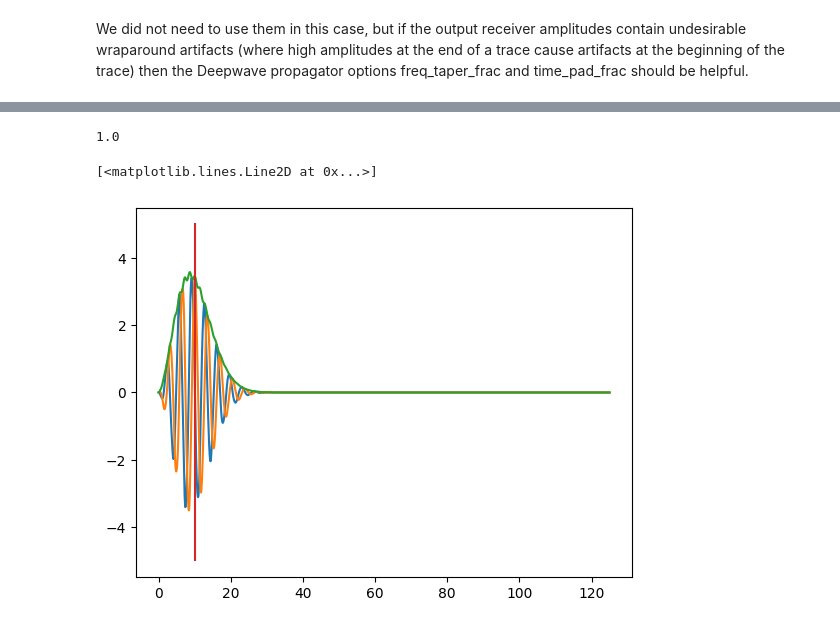
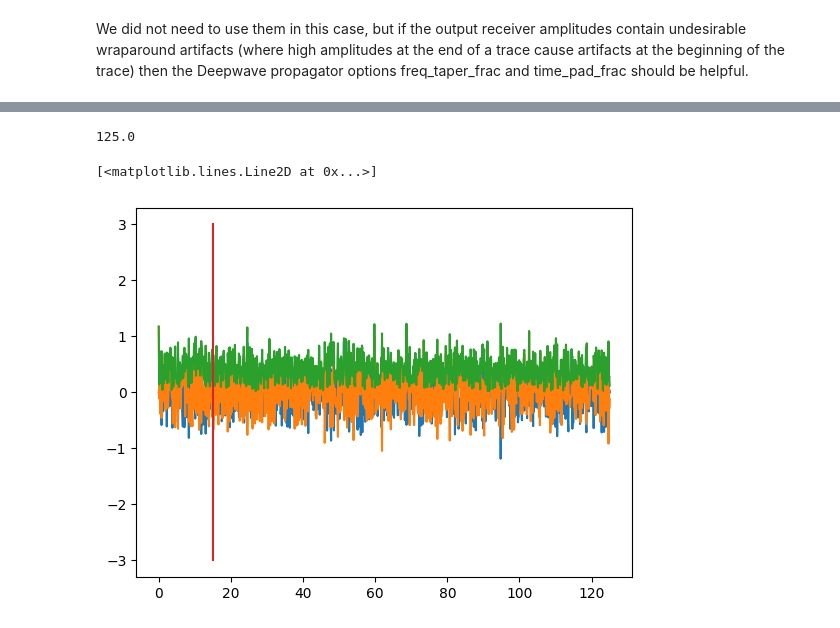
Before and after one commit to aissah/coherence_analysis_histroy, a Jupyter notebook: marmousi_deepwave.ipynb, the cells around one changed output, grey strips where cells are left out. Cells and saved outputs as stored; diff of their text form; code cells hidden in the pictures.

```diff
--- a/marmousi_deepwave.ipynb
+++ b/marmousi_deepwave.ipynb
@@ -62,8 +62,8 @@ receiver_depth = 2  # 2 * 4m = 8m
 
 n_receivers_per_shot = min(n_receivers_per_shot, int(nx/d_receiver))
 
-freq = 10
-nt = 750 * 5
+freq = 15
+nt = 750 * 3
 dt = 0.004
 peak_time = 2.5 / freq
 
@@ -86,7 +86,7 @@ receiver_locations[:, :, 0] = (
 
 # source_amplitudes
 source_amplitudes = (
-    -10 * deepwave.wavelets.ricker(freq, nt, dt, peak_time)
+    deepwave.wavelets.ricker(freq, nt, dt, peak_time)
     .repeat(n_shots, n_sources_per_shot, 1)
     .to(device)
 )
@@ -95,12 +95,12 @@ Both spatial dimensions are treated equally in Deepwave. In this example we chos
 
 That’s all the setup that we need for forward modelling, so we are now ready to call Deepwave. As we would like to ensure that the results are as accurate as possible, we will specify that we wish to use 8th order accurate spatial finite differences:
 # %%
-freq = 25
-nt = 750
-dt = 0.004
-peak_time = 1.5 / freq
+# freq = 15
+# nt = 750
+# dt = 0.004
+# peak_time = 1.5 / freq
 
-ricker_wavelet = 10 * deepwave.wavelets.ricker(freq, nt, dt, peak_time)
+ricker_wavelet = deepwave.wavelets.ricker(freq, nt, dt, peak_time)
 plt.plot(ricker_wavelet)
 # %% [output]
 [<matplotlib.lines.Line2D at 0x...>]
@@ -163,0 +167,17 @@ coherence_data.shape
+# %%
+coherence_data = receiver_amplitudes[0].cpu().numpy()
+nr, nc = coherence_data.shape
+noise = np.random.normal(scale=1, size=(nr,nc))
+# normalize noise
+noise = noise / np.linalg.norm(noise)
+noise = noise * np.max(np.abs(coherence_data)) * 1
+coherence_data = coherence_data + noise
+# coherence_data.shape
+vmin, vmax = torch.quantile(receiver_amplitudes[0],
+                            torch.tensor([0.1, 0.98]).to(device))
+plt.subplot(1,2,1)
+plt.imshow(coherence_data.T, aspect='auto', cmap='seismic', vmin=-vmax, vmax=vmax)
+plt.colorbar()
+plt.subplot(1,2,2)
+plt.imshow(noise.T, aspect='auto', cmap='seismic', vmin=-vmax, vmax=vmax)
+plt.colorbar()
@@ -262,15 +341,15 @@ plt.legend(fontsize=fsize)
 # %%
-frequencies[15]
+frequencies[-1]
 # %% [output]
-1.0
+125.0
 # %%
 absolute_spectra = np.fft.rfft(coherence_data[20])
 frequencies = np.fft.rfftfreq(len(coherence_data[20]), dt)
 
 plt.plot(frequencies, absolute_spectra.imag)
 plt.plot(frequencies, absolute_spectra.real)
 plt.plot(frequencies, np.absolute(absolute_spectra))
-plt.plot([10, 10], [-5,5])
+plt.plot([15, 15], [-3,3])
 # %% [output]
 [<matplotlib.lines.Line2D at 0x...>]
-[figure, old version]
+[figure, new version]
```
Also changed, not shown: parts of 12 cells of this notebook.
